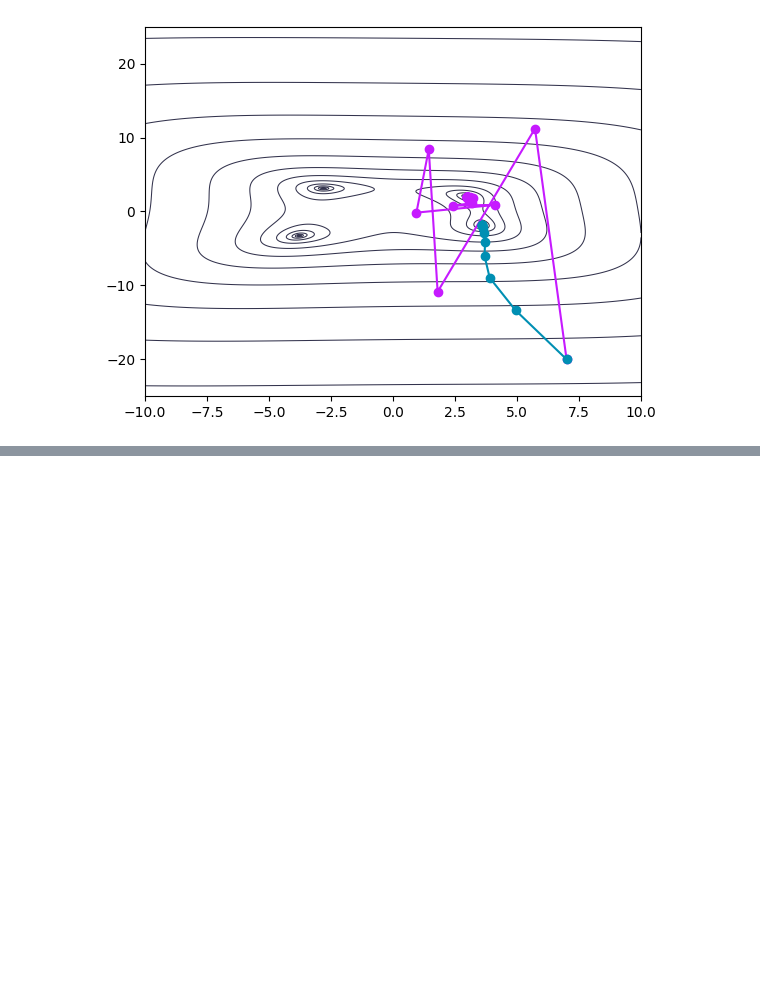
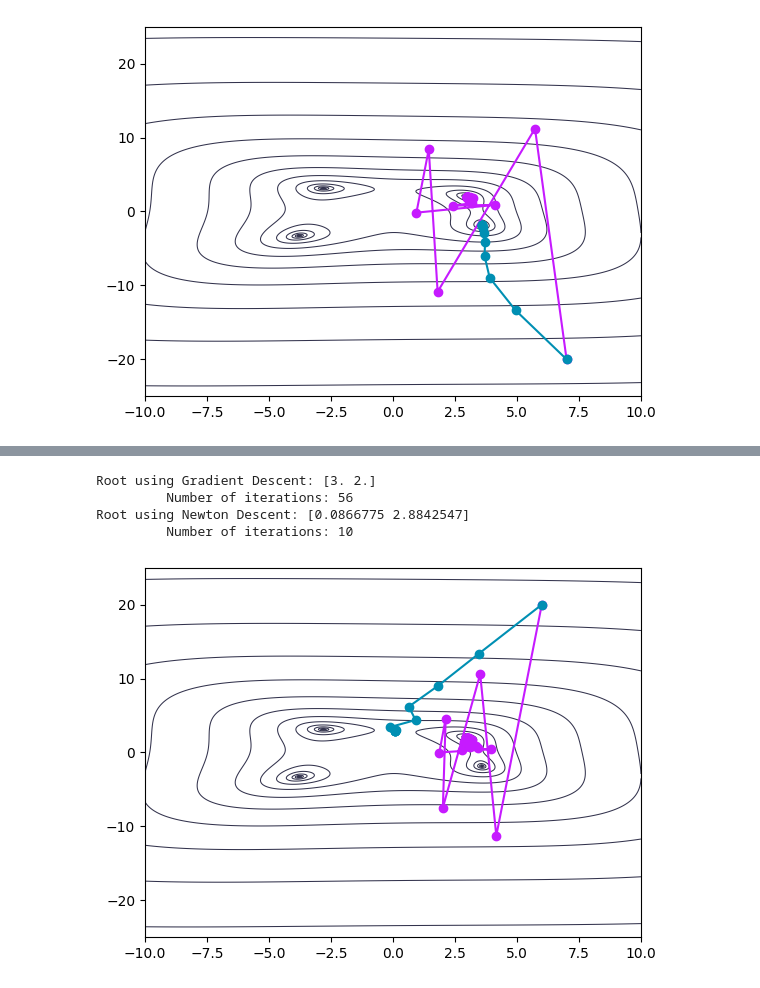
Before and after one commit to cmaddry/APPM-4600, a Jupyter notebook: Final Project/Code/finalProject.ipynb, the cells around one changed output, grey strips where cells are left out. Saved outputs shown, nothing was run; the diff lists cells and outputs as text; code cells hidden in the pictures; blank space fills up the shorter version.

```diff
--- a/Final Project/Code/finalProject.ipynb
+++ b/Final Project/Code/finalProject.ipynb
@@ -477,0 +478,23 @@ Root: [1.00000037 1.00000073]
+# %%
+# Grid for plotting the function
+x = np.linspace(-10, 10, 1000)
+y = np.linspace(-25, 25, 1000)
+X, Y = np.meshgrid(x, y)
+
+evalPoints = [X, Y]
+
+plt.contour(X, Y, Himmelblau(evalPoints),
+            levels=np.logspace(-20, 6, 50),
+            colors='#33334d',
+            linewidths=0.75,
+            zorder=0)
+
+x0 = [6, 20];
+PlotHimmelblau(x0);
+plt.show()
+# %% [output]
+Root using Gradient Descent: [3. 2.]
+         Number of iterations: 56
+Root using Newton Descent: [0.0866775 2.8842547]
+         Number of iterations: 10
+[figure, added]
```
Also changed, not shown: parts of 6 cells of this notebook, 18 other files.
